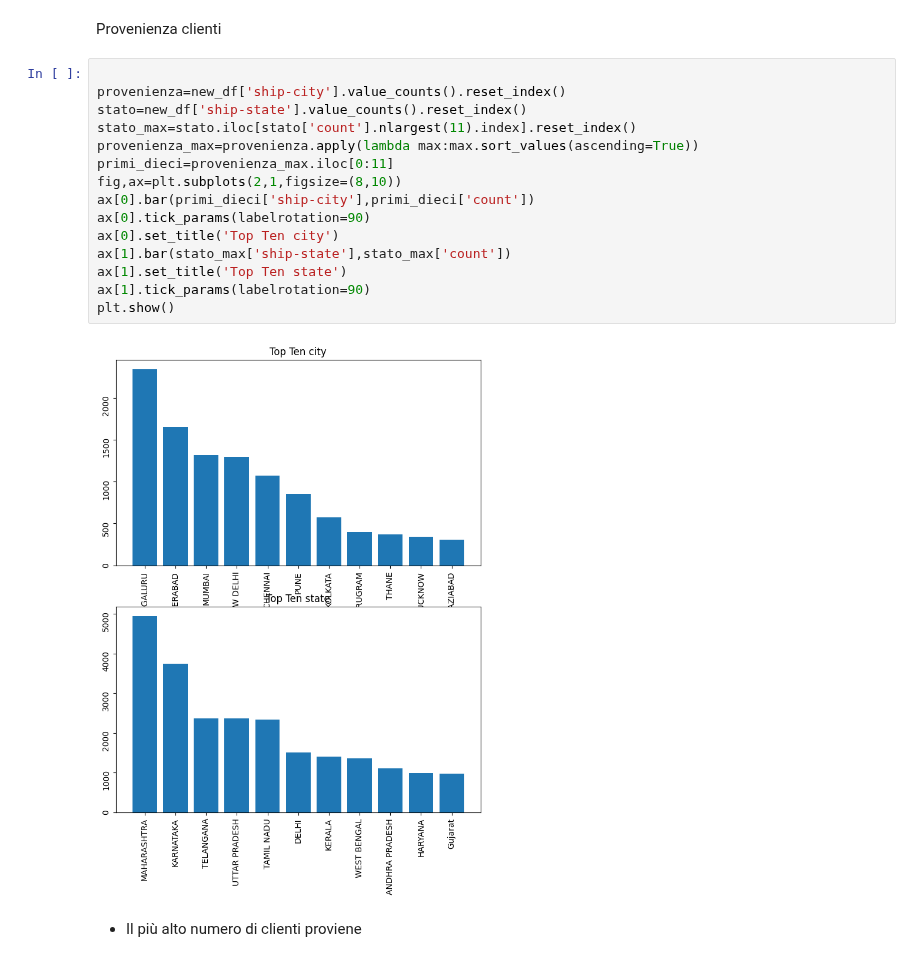
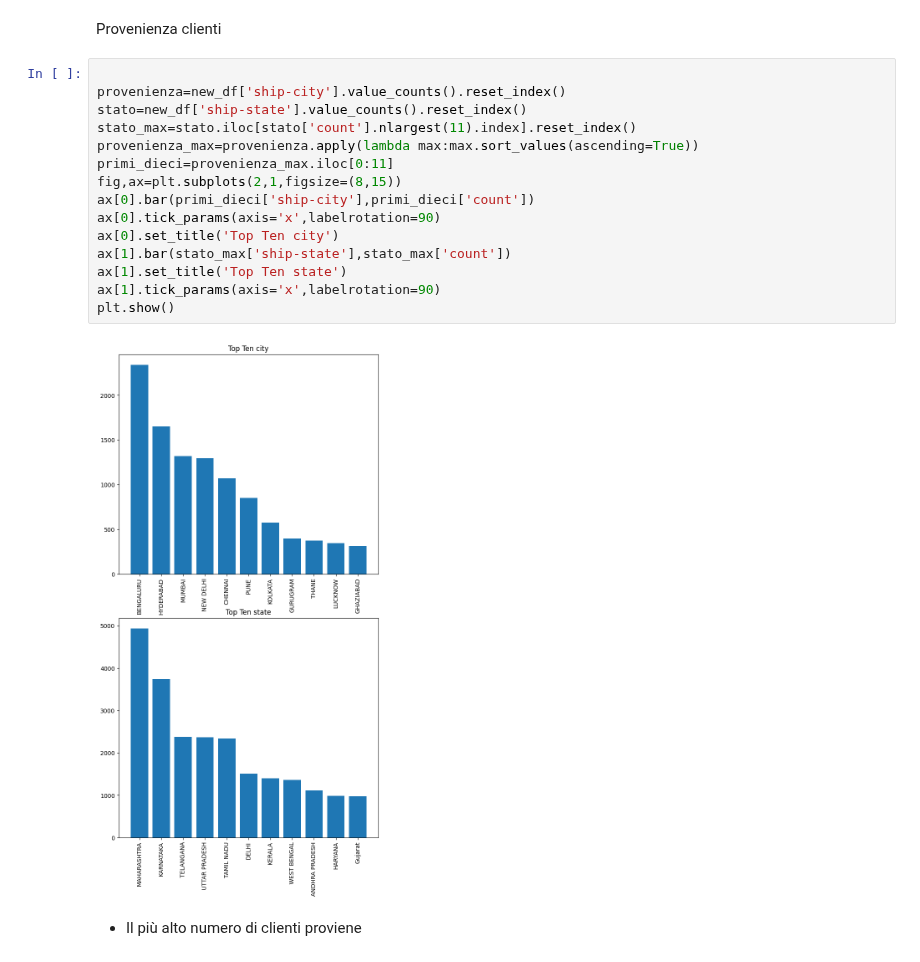
Before and after one commit to glo-code/ecommerce-analysis, a Jupyter notebook: ecommerce_analysis.ipynb, the cells around one changed output. Saved outputs shown, nothing was run; the diff lists cells and outputs as text.

```diff
--- a/ecommerce_analysis.ipynb
+++ b/ecommerce_analysis.ipynb
@@ -657,20 +657,20 @@ Provenienza clienti
 # %%
 
 provenienza=new_df['ship-city'].value_counts().reset_index()
 stato=new_df['ship-state'].value_counts().reset_index()
 stato_max=stato.iloc[stato['count'].nlargest(11).index].reset_index()
 provenienza_max=provenienza.apply(lambda max:max.sort_values(ascending=True))
 primi_dieci=provenienza_max.iloc[0:11]
-fig,ax=plt.subplots(2,1,figsize=(8,10))
+fig,ax=plt.subplots(2,1,figsize=(8,15))
 ax[0].bar(primi_dieci['ship-city'],primi_dieci['count'])
-ax[0].tick_params(labelrotation=90)
+ax[0].tick_params(axis='x',labelrotation=90)
 ax[0].set_title('Top Ten city')
 ax[1].bar(stato_max['ship-state'],stato_max['count'])
 ax[1].set_title('Top Ten state')
-ax[1].tick_params(labelrotation=90)
+ax[1].tick_params(axis='x',labelrotation=90)
 plt.show()
 # %% [output]
-[figure, old version]
+[figure, new version]
 # %% [markdown]
 - Il più alto numero di clienti proviene
 # %%
```
